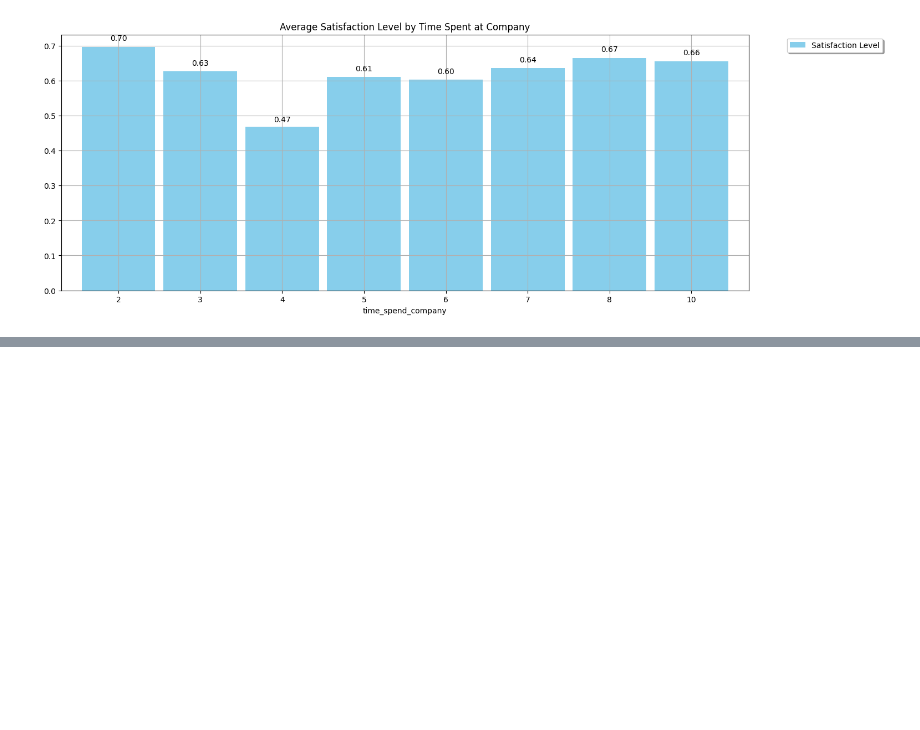
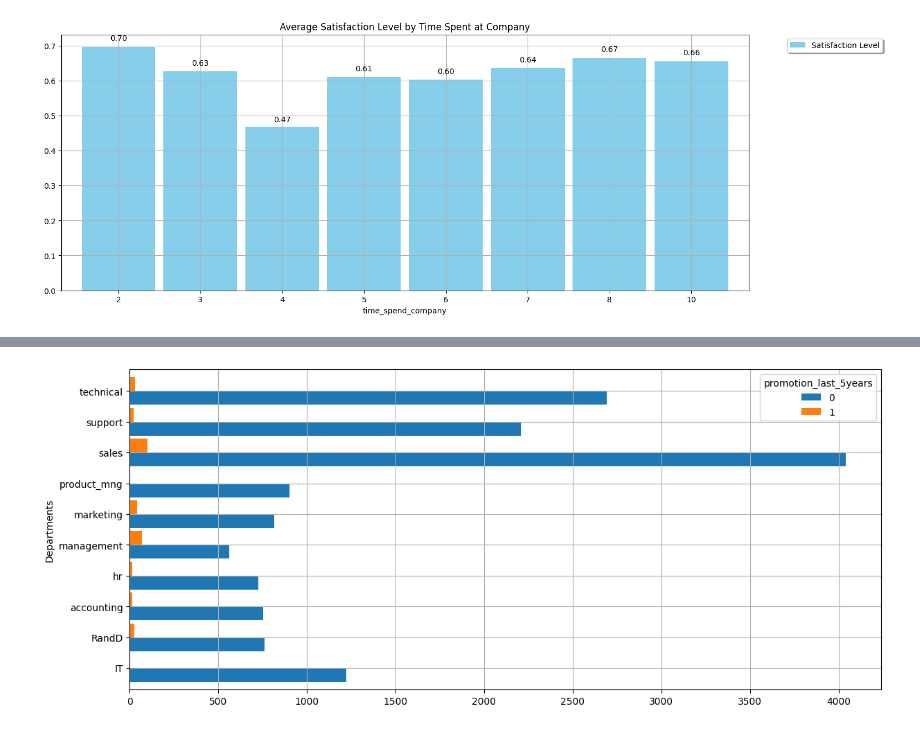
Before and after one commit to Udhay2898/Real-Fake-Job-Posting-Prediction, a Jupyter notebook: Untitled10.ipynb, the cells around one changed output, grey strips where cells are left out. Saved outputs shown, nothing was run; the diff lists cells and outputs as text; code cells hidden in the pictures; blank space fills up the shorter version.

```diff
--- a/Untitled10.ipynb
+++ b/Untitled10.ipynb
@@ -150,0 +162,5 @@ fig.show()
+# %%
+left_df = df.groupby(['Departments', 'promotion_last_5years']).agg({'left': 'count'}).reset_index()
+
+left_df = left_df.pivot_table(index = 'Departments',columns = 'promotion_last_5years',values = 'left')
+left_df.fillna(0)
@@ -150,0 +180,7 @@ fig.show()
+# %%
+bar_width  = 0.9
+left_df.plot.barh(figsize = (14,6),grid = True,width = bar_width)
+
+plt.show()
+# %% [output]
+[figure, added]
```
Also changed, not shown: parts of 6 cells of this notebook.
